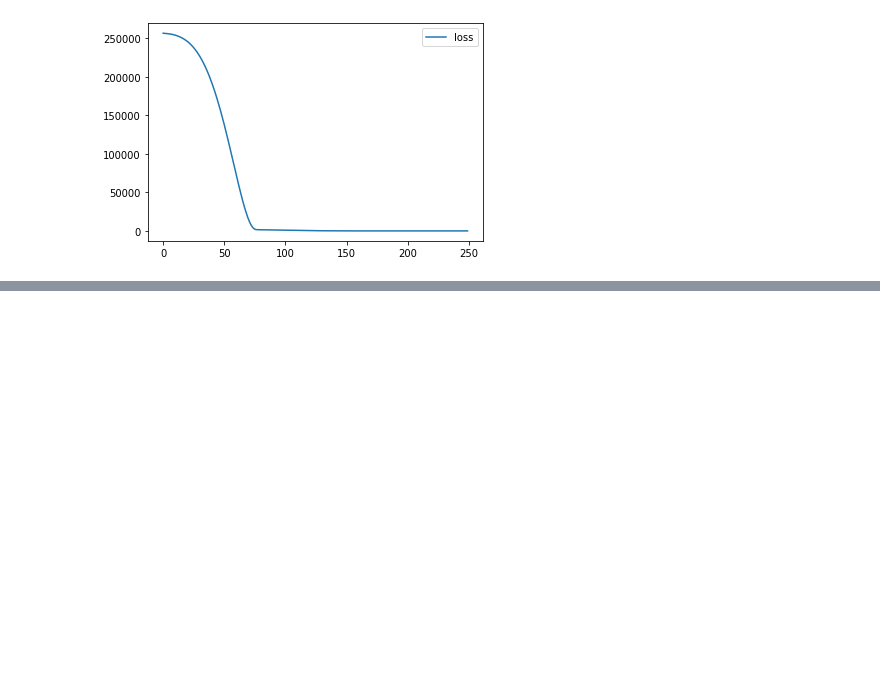
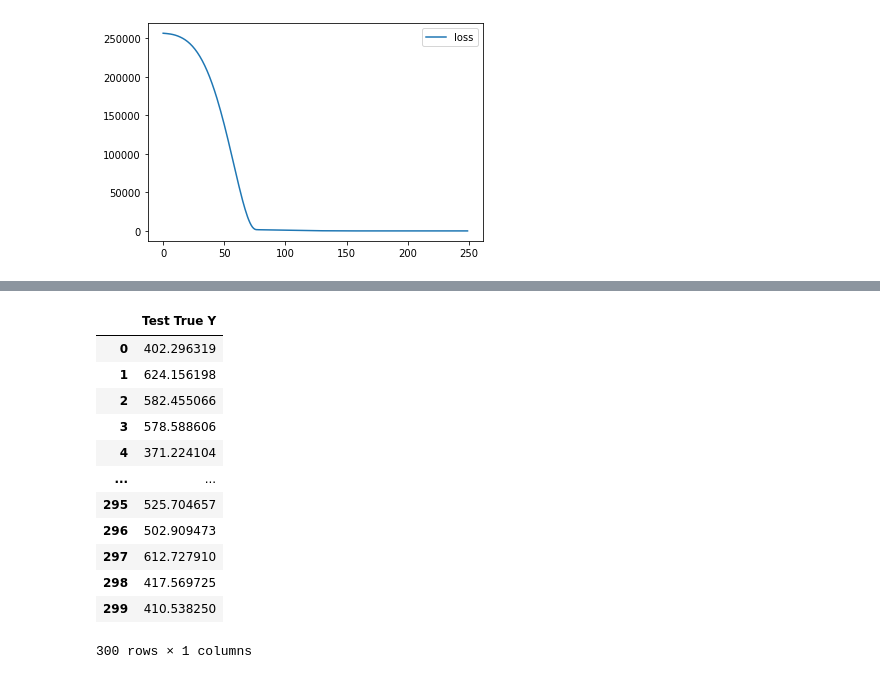
Before and after one commit to RockNCode/notebooks, a Jupyter notebook: udemy_keras1.ipynb, the cells around one changed output, grey strips where cells are left out. Saved outputs shown, nothing was run; the diff lists cells and outputs as text; code cells hidden in the pictures; blank space fills up the shorter version.

```diff
--- a/udemy_keras1.ipynb
+++ b/udemy_keras1.ipynb
@@ -93,0 +140,17 @@ loss_df.plot()
+# %%
+pred_df = pd.DataFrame(y_test,columns=['Test True Y'])
+pred_df
+# %% [output]
+|  | Test True Y |
+| 0 | 402.296319 |
+| 1 | 624.156198 |
+| 2 | 582.455066 |
+| 3 | 578.588606 |
+| 4 | 371.224104 |
+| ... | ... |
+| 295 | 525.704657 |
+| 296 | 502.909473 |
+| 297 | 612.727910 |
+| 298 | 417.569725 |
+| 299 | 410.538250 |
+300 rows × 1 columns
```
Also changed, not shown: parts of 6 cells of this notebook.
